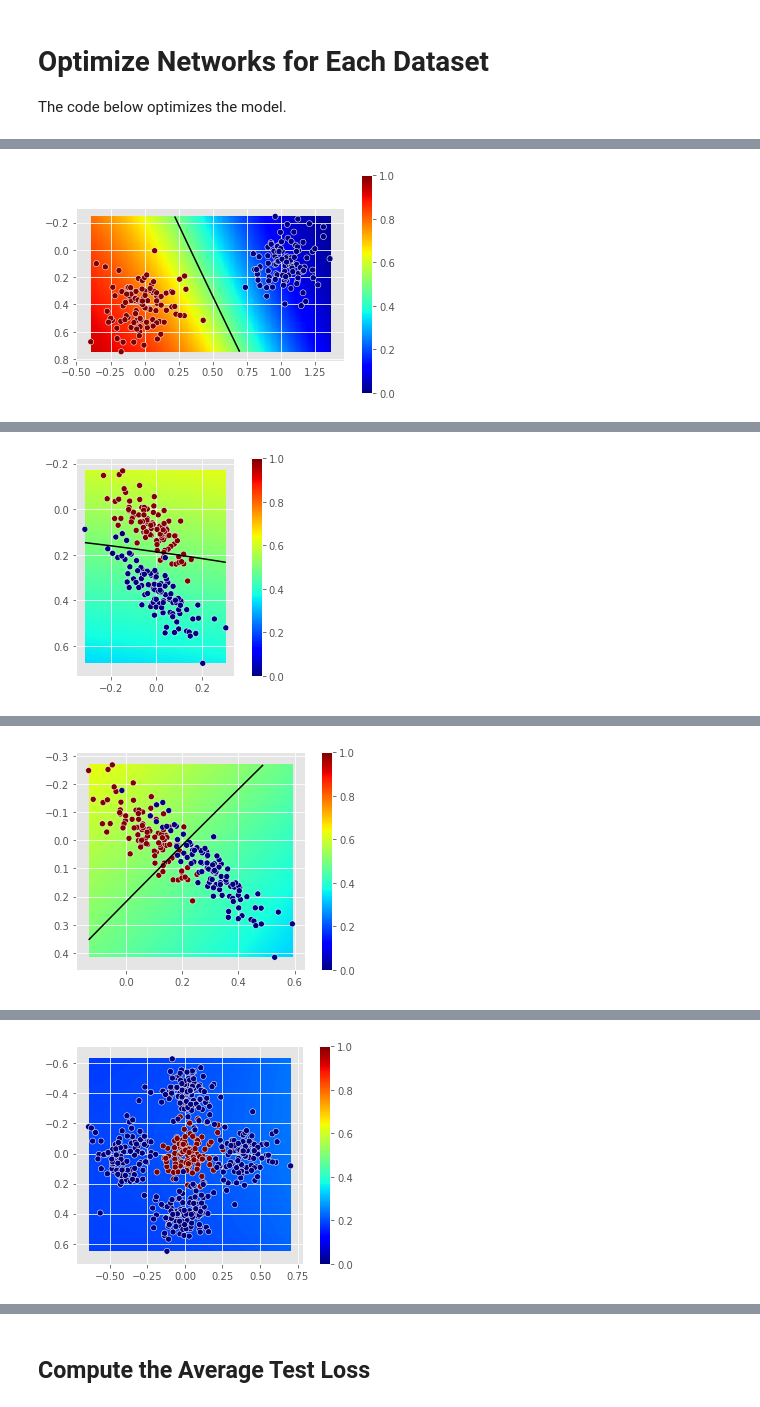
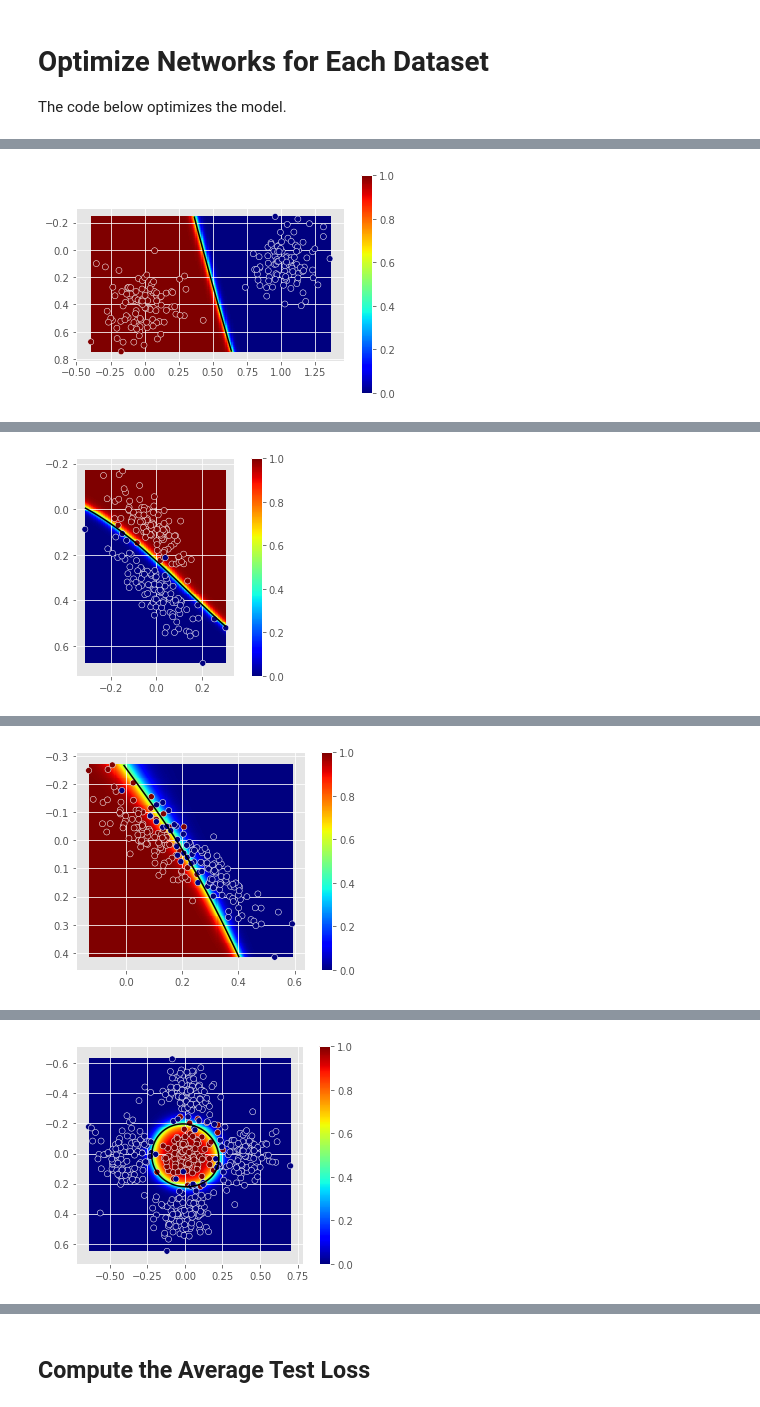
Before and after one commit to pbarrett21/LogisticReg-and-NeuralNetwork-using-Pytorch, a Jupyter notebook: Part_1_Logistic_Regression_using_PyTorch_(starter).ipynb, the cells around one changed output, grey strips where cells are left out. Drawn from its saved outputs; the diff is of its cells as text; code cells hidden in the pictures.

```diff
--- a/Part_1_Logistic_Regression_using_PyTorch_(starter).ipynb
+++ b/Part_1_Logistic_Regression_using_PyTorch_(starter).ipynb
@@ -156,6 +156,7 @@ class FancyLogisticRegressionModel(nn.Module):
 
         # compute the number of input features
         self.input_dims = self._expand_features(torch.zeros(1,2)).shape[1]
+        #self.input_dims = self._expand_features(torch.zeros(1,3)).shape[1]
 
         self.linear = nn.Linear(self.input_dims, 1)
         self.sig = nn.Sigmoid()
@@ -165,10 +166,23 @@ class FancyLogisticRegressionModel(nn.Module):
     #
     def _expand_features(self, x):
 
-      # this currently constructs a 2nd-order polynomial model
-      x_expanded = torch.stack([x[:,0], x[:,1], (x[:,0]**2)/2., (x[:,1]**2)/2., (x[:,0]*x[:,1])/2.],dim=1)
+        # this currently constructs a 2nd-order polynomial model
+        #x_expanded = torch.stack([x[:,0], x[:,1], (x[:,0]**2)/2., (x[:,1]**2)/2., (x[:,0]*x[:,1])/2.],dim=1)
+        #x_expanded = torch.stack([x[:,0], x[:,1], x[:,2], (x[:,0]**3)/3., (x[:,1]**3)/3., (x[:,2]**3)/3., (x[:,0]*x[:,1])/2., (x[:,0]*x[:,2])/2., (x[:,2]*x[:,1])/2.],dim=1)
+        #x_expanded = torch.stack([x[:,0], x[:,1], (x[:,0]**2)/2., (x[:,0]**3)/9., (x[:,0]**4)/32., (x[:,0]**5)/100., (x[:,0]**6)/1000., (x[:,0]**7)/10000., (x[:,1]**2)/2., (x[:,1]**3)/9., (x[:,1]**4)/32., (x[:,1]**5)/100., (x[:,1]**6)/1000., (x[:,1]**7)/10000., (x[:,0]*x[:,1])/2.],dim=1)
+        #x_expanded = torch.stack([x[:,0], x[:,1], (x[:,0]**2)/2., (x[:,0]**3)/9., (x[:,0]**4)/32., (x[:,0]**5)/100., (x[:,0]**6)/1000., (x[:,0]**7)/10000., (x[:,0]**8)/100000., (x[:,1]**2)/2., (x[:,1]**3)/9., (x[:,1]**4)/32., (x[:,1]**5)/100., (x[:,1]**6)/1000., (x[:,1]**7)/10000., (x[:,1]**8)/100000., (x[:,0]**9)/500000., (x[:,1]**9)/500000., (x[:,0]*x[:,1])/2.],dim=1)
+        #x_expanded = torch.stack([x[:,0], x[:,1], (x[:,0]**2)/2., (x[:,0]**3)/9., (x[:,0]**4)/32., (x[:,0]**5)/100., (x[:,0]**6)/5000., (x[:,0]**7)/10000., (x[:,0]**8)/50000., (x[:,1]**2)/2., (x[:,1]**3)/9., (x[:,1]**4)/32., (x[:,1]**5)/100., (x[:,1]**6)/1000., (x[:,1]**7)/5000., (x[:,1]**8)/10000., (x[:,0]**9)/50000., (x[:,1]**9)/50000., (x[:,0]*x[:,1])/2.],dim=1)
 
-      return x_expanded
+        #best model, 8th order polynomial with guessed normalization (~1.53)
+        x_expanded = torch.stack([x[:,0], x[:,1], (x[:,0]**2)/2., (x[:,0]**3)/9., (x[:,1]**2)/2., (x[:,1]**3)/9., (x[:,1]**4)/16., (x[:,0]**4)/16., (x[:,1]**5)/25., (x[:,0]**5)/25., (x[:,0]*x[:,1])/2., (x[:,1]**6)/64., (x[:,0]**6)/64., (x[:,1]**7)/128., (x[:,0]**7)/128., (x[:,1]**8)/256., (x[:,0]**8)/256.],dim=1)
+
+        #feature scaled (min/max normalization) 3rd-order polynomial model
+        #x_expanded = torch.stack([((x[:,0] - min(x[:,0]))/(max(x[:,0])-min(x[:,0]))), ((x[:,1] - min(x[:,1]))/(max(x[:,1])-min(x[:,1]))), ((x[:,0]**2 - min(x[:,0]**2))/(max(x[:,0]**2) - min(x[:,0]**2))), ((x[:,1]**2 - min(x[:,1]**2))/(max(x[:,1]**2) - min(x[:,1]**2))), ((x[:,0]**3 - min(x[:,0]**3))/(max(x[:,0]**3) - min(x[:,0]**3))), ((x[:,1]**3 - min(x[:,1]**3))/(max(x[:,1]**3) - min(x[:,1]**3))), (((x[:,0]*x[:,1]) - min((x[:,0]*x[:,1])))/(max((x[:,0]*x[:,1]))-min((x[:,0]*x[:,1])))) ],dim=1)
+
+        #feature scaled (min/max normalization) 4th-order polynomial model
+        #x_expanded = torch.stack([((x[:,0] - min(x[:,0]))/(max(x[:,0])-min(x[:,0]))), ((x[:,1] - min(x[:,1]))/(max(x[:,1])-min(x[:,1]))), ((x[:,0]**2 - min(x[:,0]**2))/(max(x[:,0]**2) - min(x[:,0]**2))), ((x[:,1]**2 - min(x[:,1]**2))/(max(x[:,1]**2) - min(x[:,1]**2))), ((x[:,0]**3 - min(x[:,0]**3))/(max(x[:,0]**3) - min(x[:,0]**3))), ((x[:,1]**3 - min(x[:,1]**3))/(max(x[:,1]**3) - min(x[:,1]**3))), (((x[:,0]*x[:,1]) - min((x[:,0]*x[:,1])))/(max((x[:,0]*x[:,1]))-min((x[:,0]*x[:,1])))), ((x[:,0]**4 - min(x[:,0]**4))/(max(x[:,0]**4) - min(x[:,0]**4))), ((x[:,1]**4 - min(x[:,1]**4))/(max(x[:,1]**4) - min(x[:,1]**4))) ],dim=1)
+
+        return x_expanded
 
     def forward(self, x):
 
@@ -194,10 +208,10 @@ The code below optimizes the model.
 # Training parameters (INCLUDE THESE IN YOUR WRITEUP)
 #
 
-learning_rate = .1
-max_epochs = 200
-opt_method = torch.optim.SGD
-weight_decay = 1e-4
+learning_rate = .075             # 0.065 < LR < 0.2
+max_epochs = 5000                # >= 5000 unless on mix/max feature scaling
+opt_method = torch.optim.RMSprop # RMSprop or Adam
+weight_decay = 1e-10             # Does best between -8 and -20
 
 #
 # You shouldn't modify anything below here, but you should definitely read it
@@ -254 +268 @@ Dataset 2, Epoch [200/200], Train Loss: 0.1989, Test Loss: 0.1873
-[figure, old version]
+[figure, new version]
@@ -256 +270 @@ Dataset 3, Epoch [200/200], Train Loss: 0.6195, Test Loss: 0.6118
-[figure, old version]
+[figure, new version]
@@ -258 +272 @@ Dataset 4, Epoch [200/200], Train Loss: 0.6266, Test Loss: 0.6199
-[figure, old version]
+[figure, new version]
@@ -260 +274 @@ Dataset 5, Epoch [200/200], Train Loss: 0.5006, Test Loss: 0.5000
-[figure, old version]
+[figure, new version]
```
Also changed, not shown: parts of 6 cells of this notebook.
